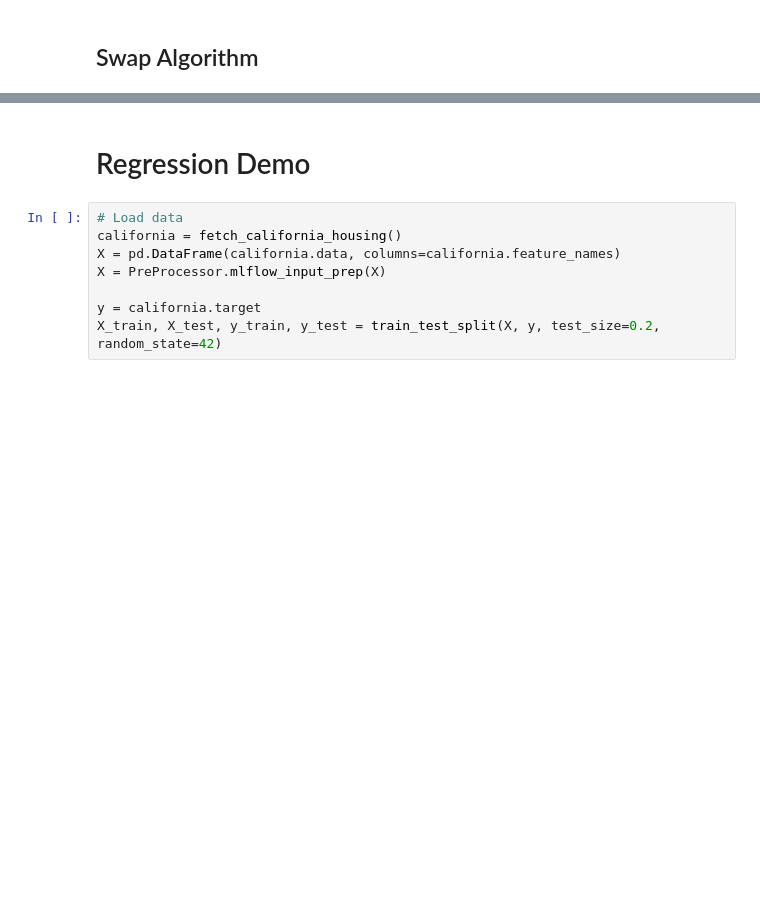
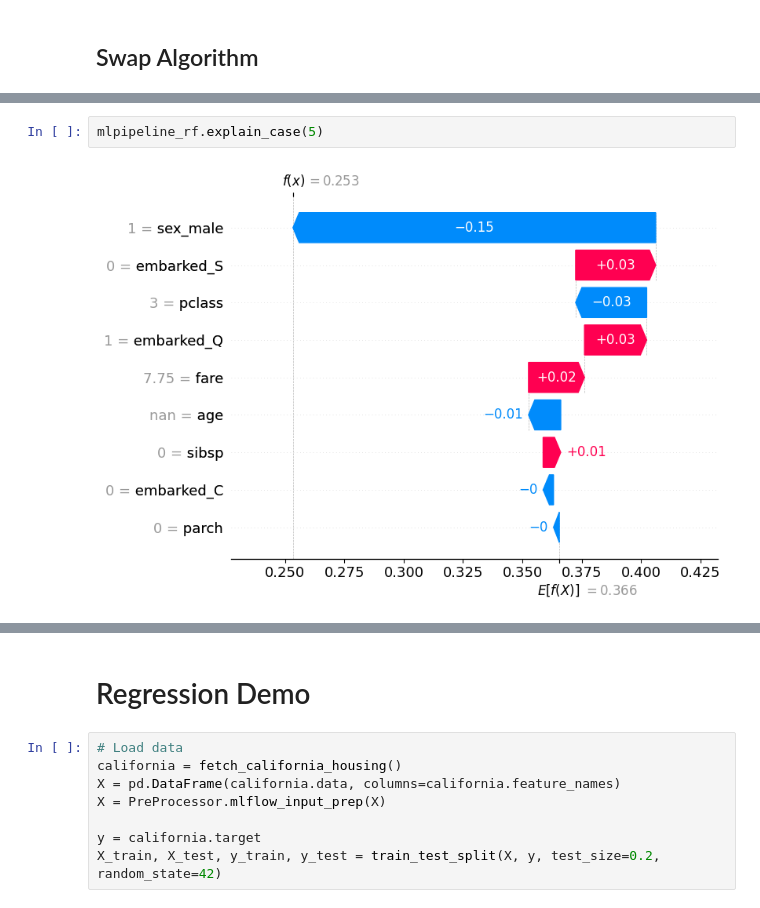
Before and after one commit to MenaWANG/mlarena, a Jupyter notebook: examples/1.basic_usage.ipynb, the cells around one changed output, grey strips where cells are left out. Cells and saved outputs as stored; diff of their text form; blank space fills up the shorter version.

```diff
--- a/examples/1.basic_usage.ipynb
+++ b/examples/1.basic_usage.ipynb
@@ -141,0 +142,4 @@ mlpipeline_rf.explain_model(X_test)
+# %%
+mlpipeline_rf.explain_case(5)
+# %% [output]
+[figure, added]
```
Also changed, not shown: parts of 14 cells of this notebook, 6 other files.
